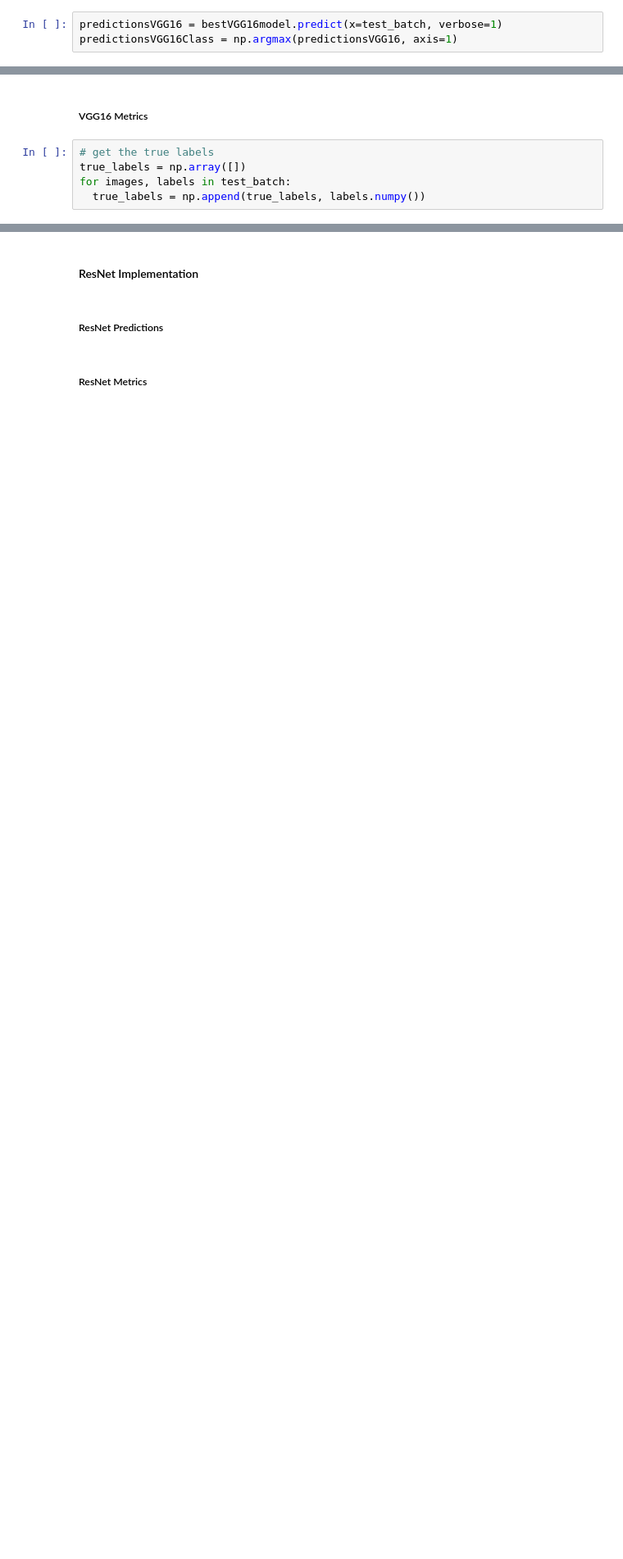
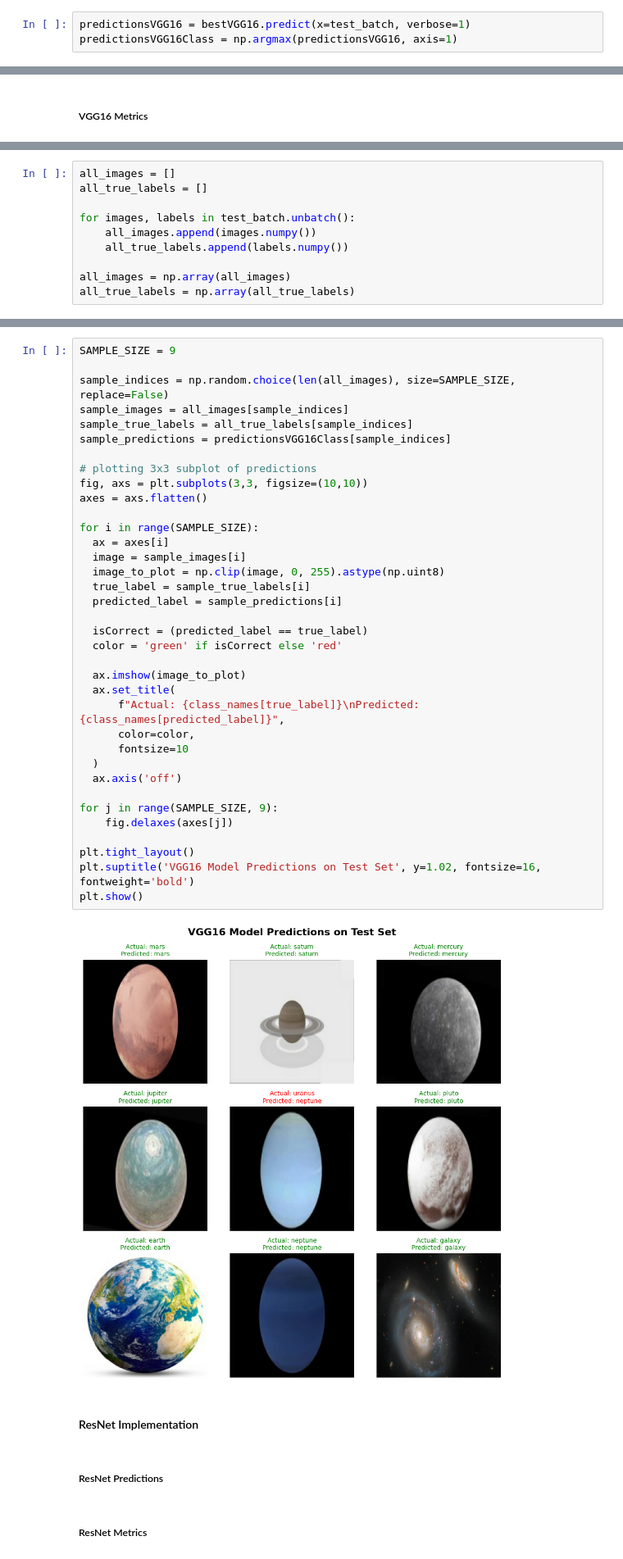
Before and after one commit to dlkt101101/STAT441-Project, a Jupyter notebook: STAT441_Project_(1)_(1).ipynb, the cells around one changed output, grey strips where cells are left out. Shown at 82% size. Drawn from its saved outputs; the diff is of its cells as text; blank space fills up the shorter version.

```diff
--- a/STAT441_Project_(1)_(1).ipynb
+++ b/STAT441_Project_(1)_(1).ipynb
@@ -343,5 +357,5 @@ bestVGG16model = bestVGG16.fit(x=training_batch, validation_data=validation_batc
 # %% [markdown]
 ##### VGG16 Predictions
 # %%
-predictionsVGG16 = bestVGG16model.predict(x=test_batch, verbose=1)
+predictionsVGG16 = bestVGG16.predict(x=test_batch, verbose=1)
 predictionsVGG16Class = np.argmax(predictionsVGG16, axis=1)
@@ -348,7 +364,2 @@ predictionsVGG16Class = np.argmax(predictionsVGG16, axis=1)
 # %% [markdown]
 ##### VGG16 Metrics
-# %%
-# get the true labels
-true_labels = np.array([])
-for images, labels in test_batch:
-  true_labels = np.append(true_labels, labels.numpy())
@@ -358,0 +366,10 @@ print(classReport_VGG16)
+# %%
+all_images = []
+all_true_labels = []
+
+for images, labels in test_batch.unbatch():
+    all_images.append(images.numpy())
+    all_true_labels.append(labels.numpy())
+
+all_images = np.array(all_images)
+all_true_labels = np.array(all_true_labels)
@@ -359,3 +382,41 @@ print(classReport_VGG16)
+# %%
+SAMPLE_SIZE = 9
+
+sample_indices = np.random.choice(len(all_images), size=SAMPLE_SIZE, replace=False)
+sample_images = all_images[sample_indices]
+sample_true_labels = all_true_labels[sample_indices]
+sample_predictions = predictionsVGG16Class[sample_indices]
+
+# plotting 3x3 subplot of predictions
+fig, axs = plt.subplots(3,3, figsize=(10,10))
+axes = axs.flatten()
+
+for i in range(SAMPLE_SIZE):
+  ax = axes[i]
+  image = sample_images[i]
+  image_to_plot = np.clip(image, 0, 255).astype(np.uint8)
+  true_label = sample_true_labels[i]
+  predicted_label = sample_predictions[i]
+
+  isCorrect = (predicted_label == true_label)
+  color = 'green' if isCorrect else 'red'
+
+  ax.imshow(image_to_plot)
+  ax.set_title(
+      f"Actual: {class_names[true_label]}\nPredicted: {class_names[predicted_label]}",
+      color=color,
+      fontsize=10
+  )
+  ax.axis('off')
+
+for j in range(SAMPLE_SIZE, 9):
+    fig.delaxes(axes[j])
+
+plt.tight_layout()
+plt.suptitle('VGG16 Model Predictions on Test Set', y=1.02, fontsize=16, fontweight='bold')
+plt.show()
+# %% [output]
+[figure, added]
 # %% [markdown]
 #### ResNet Implementation
 # %% [markdown]
```
Also changed, not shown: parts of 10 cells of this notebook.
